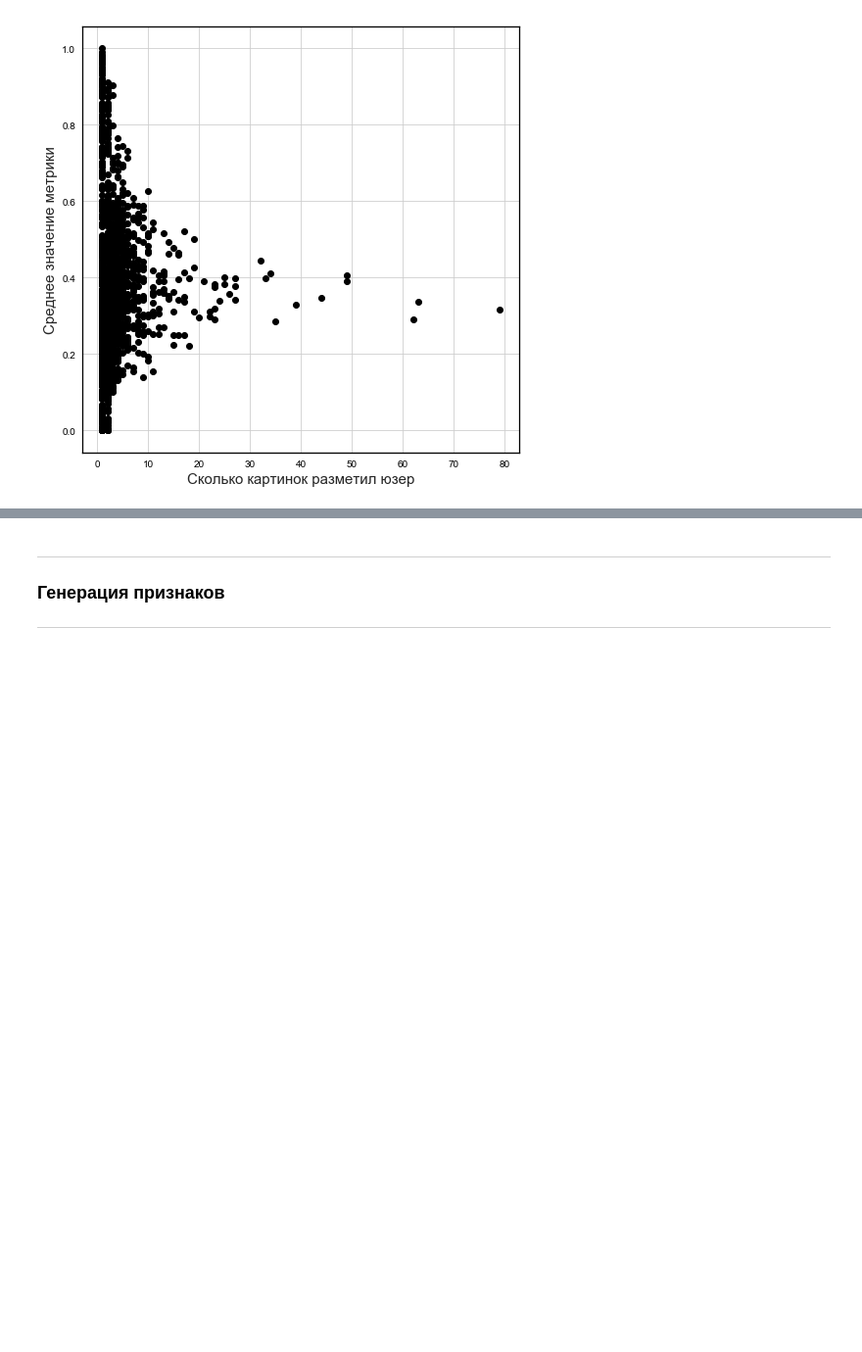
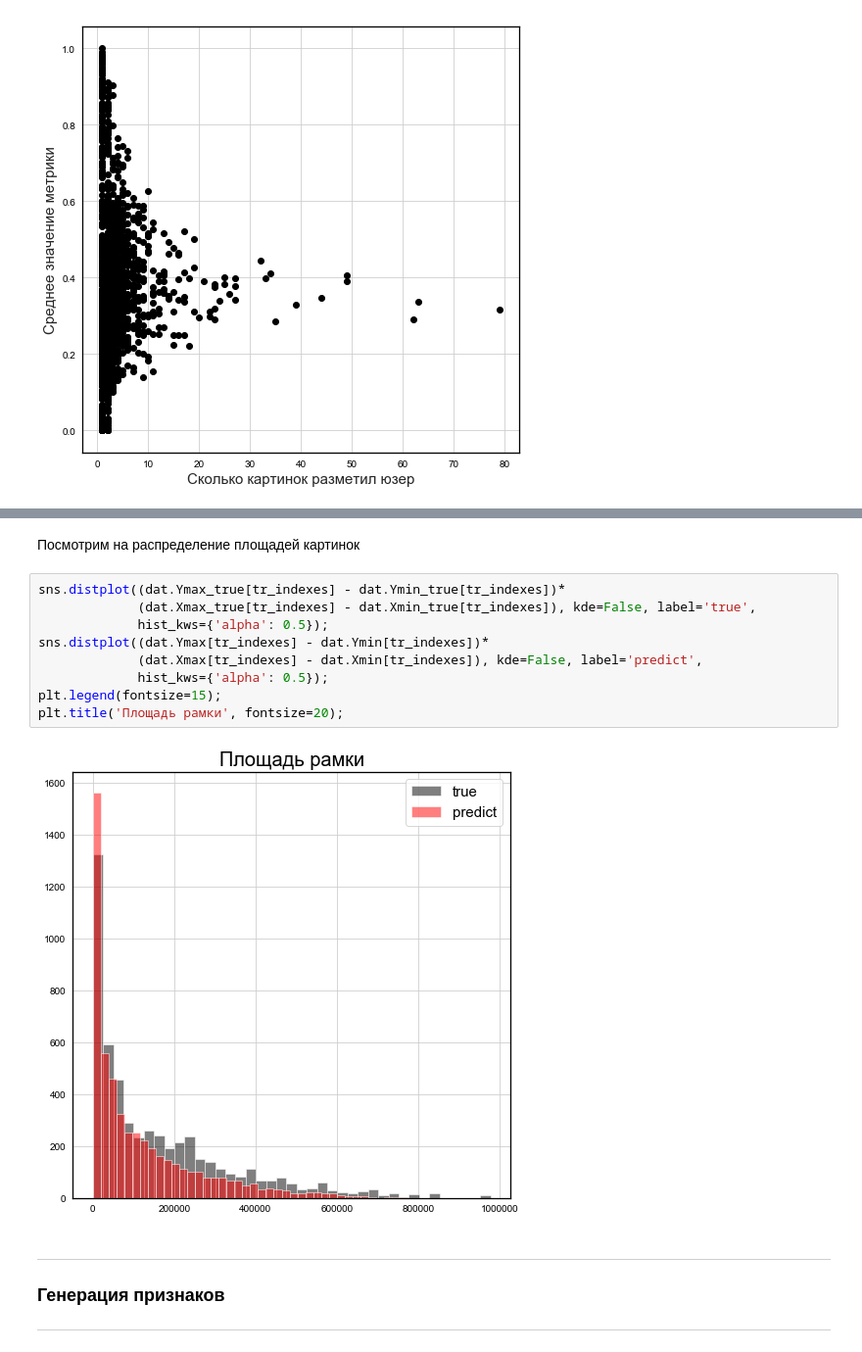
Before and after one commit to andreitsev/Competitions, a Jupyter notebook: ML Bootcamp Модератор Одноклассников.ipynb, the cells around one changed output, grey strips where cells are left out. Shown at 98% size. Cells and saved outputs as stored; diff of their text form; blank space fills up the shorter version.

```diff
--- a/ML Bootcamp Модератор Одноклассников.ipynb
+++ b/ML Bootcamp Модератор Одноклассников.ipynb
@@ -314,3 +339,16 @@ plt.ylabel('Среднее значение метрики', fontsize=15);
+# %% [markdown]
+Посмотрим на распределение площадей картинок
+# %%
+sns.distplot((dat.Ymax_true[tr_indexes] - dat.Ymin_true[tr_indexes])*
+             (dat.Xmax_true[tr_indexes] - dat.Xmin_true[tr_indexes]), kde=False, label='true',
+             hist_kws={'alpha': 0.5});
+sns.distplot((dat.Ymax[tr_indexes] - dat.Ymin[tr_indexes])*
+             (dat.Xmax[tr_indexes] - dat.Xmin[tr_indexes]), kde=False, label='predict',
+             hist_kws={'alpha': 0.5});
+plt.legend(fontsize=15);
+plt.title('Площадь рамки', fontsize=20);
+# %% [output]
+[figure, added]
 # %% [markdown]
 ---
 ### Генерация признаков
```
Also changed, not shown: parts of 11 cells of this notebook.
